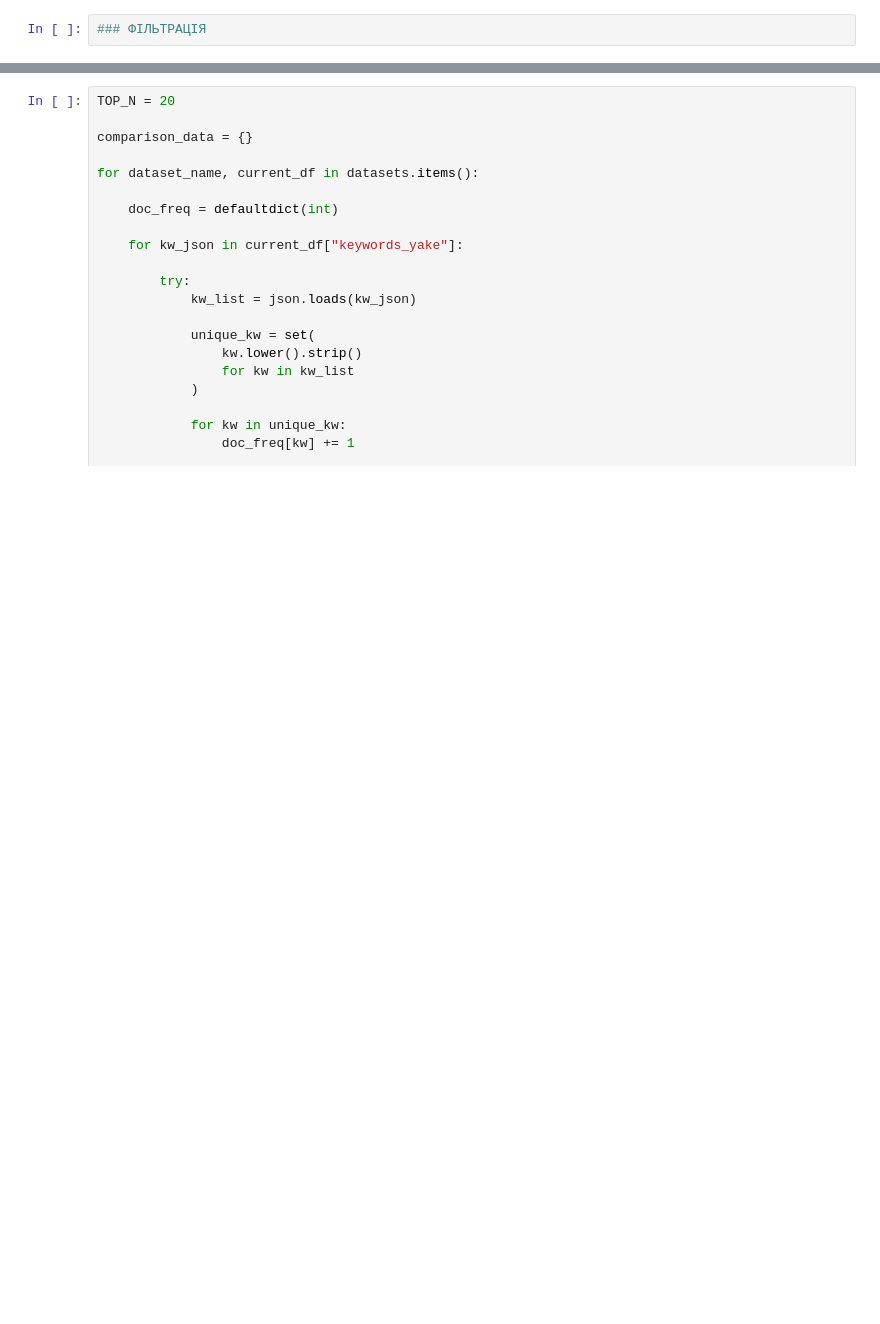
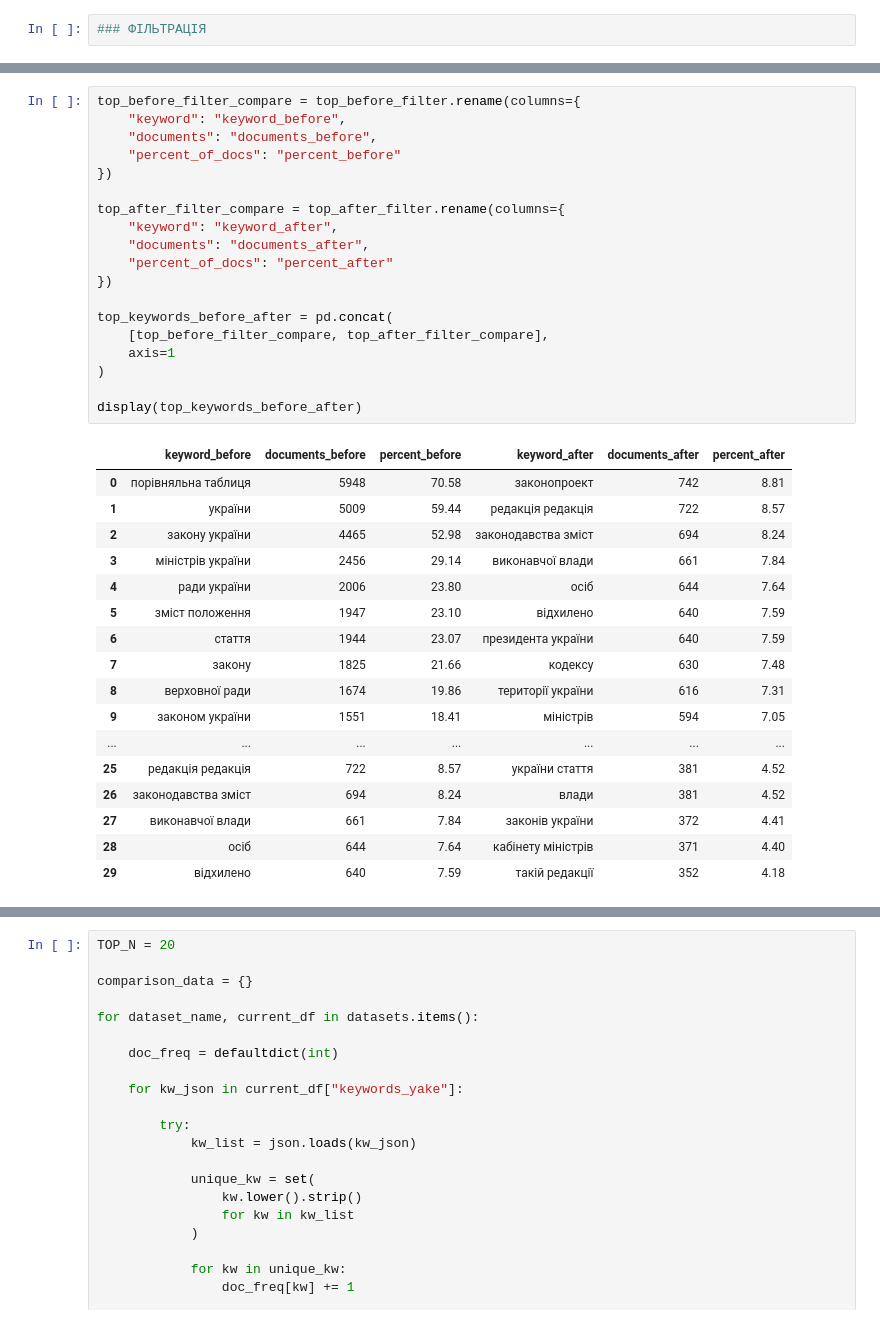
Before and after one commit to muchailouzivert/PdfParserVRU, a Jupyter notebook: notebooks/keywords_yake.ipynb, the cells around one changed output, grey strips where cells are left out. Cells and saved outputs as stored; diff of their text form; blank space fills up the shorter version.

```diff
--- a/notebooks/keywords_yake.ipynb
+++ b/notebooks/keywords_yake.ipynb
@@ -361 +335,38 @@ KW                                           DF
+# %%
+top_before_filter_compare = top_before_filter.rename(columns={
+    "keyword": "keyword_before",
+    "documents": "documents_before",
+    "percent_of_docs": "percent_before"
+})
+
+top_after_filter_compare = top_after_filter.rename(columns={
+    "keyword": "keyword_after",
+    "documents": "documents_after",
+    "percent_of_docs": "percent_after"
+})
+
+top_keywords_before_after = pd.concat(
+    [top_before_filter_compare, top_after_filter_compare],
+    axis=1
+)
+
+display(top_keywords_before_after)
+# %% [output]
+|  | keyword_before | documents_before | percent_before | keyword_after | documents_after | percent_after |
+| 0 | порівняльна таблиця | 5948 | 70.58 | законопроект | 742 | 8.81 |
+| 1 | україни | 5009 | 59.44 | редакція редакція | 722 | 8.57 |
+| 2 | закону україни | 4465 | 52.98 | законодавства зміст | 694 | 8.24 |
+| 3 | міністрів україни | 2456 | 29.14 | виконавчої влади | 661 | 7.84 |
+| 4 | ради україни | 2006 | 23.80 | осіб | 644 | 7.64 |
+| 5 | зміст положення | 1947 | 23.10 | відхилено | 640 | 7.59 |
+| 6 | стаття | 1944 | 23.07 | президента україни | 640 | 7.59 |
+| 7 | закону | 1825 | 21.66 | кодексу | 630 | 7.48 |
+| 8 | верховної ради | 1674 | 19.86 | території україни | 616 | 7.31 |
+| 9 | законом україни | 1551 | 18.41 | міністрів | 594 | 7.05 |
+| ... | ... | ... | ... | ... | ... | ... |
+| 25 | редакція редакція | 722 | 8.57 | україни стаття | 381 | 4.52 |
+| 26 | законодавства зміст | 694 | 8.24 | влади | 381 | 4.52 |
+| 27 | виконавчої влади | 661 | 7.84 | законів україни | 372 | 4.41 |
+| 28 | осіб | 644 | 7.64 | кабінету міністрів | 371 | 4.40 |
+| 29 | відхилено | 640 | 7.59 | такій редакції | 352 | 4.18 |
 # %%
```
Also changed, not shown: parts of 20 cells of this notebook, 3 other files.
